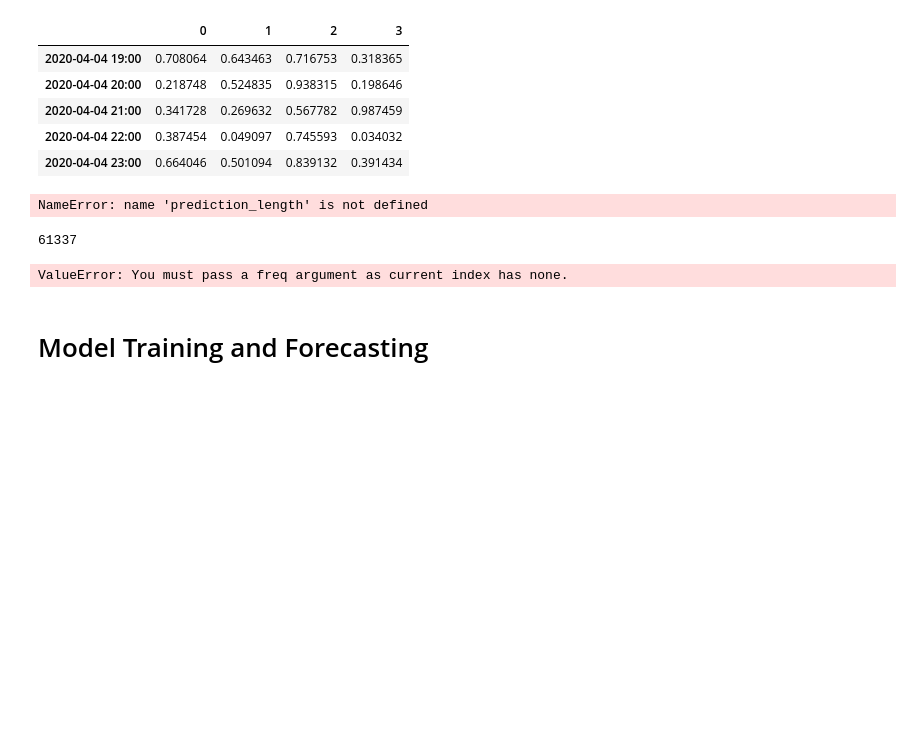
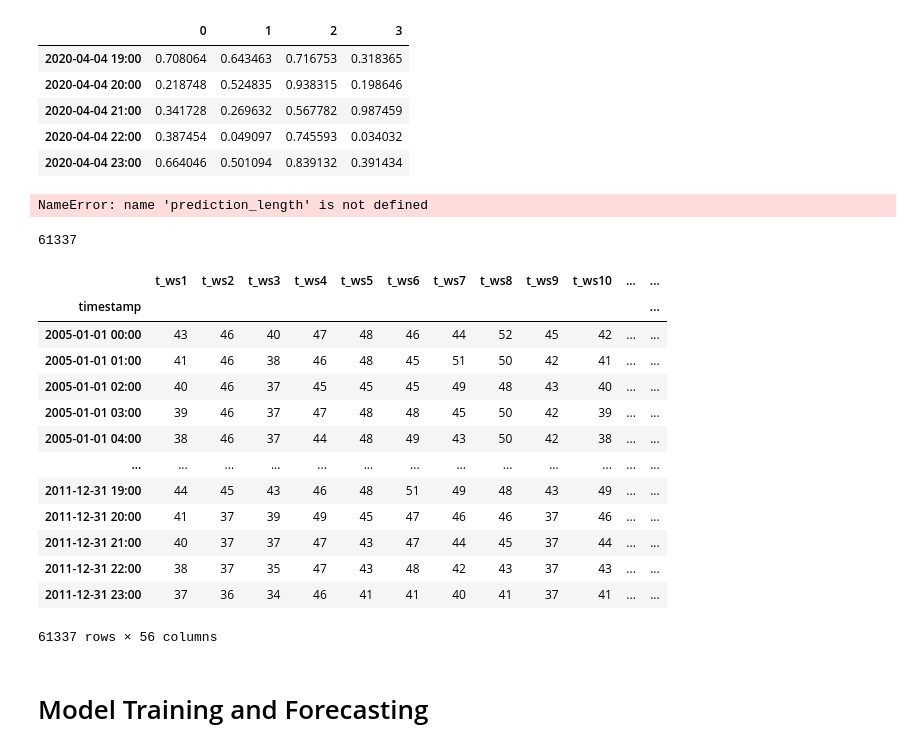
Before and after one commit to dormoyi/CS229B_final_project, a Jupyter notebook: DeepVarHierarchical.ipynb, the cells around one changed output. Saved outputs shown, nothing was run; the diff lists cells and outputs as text; code cells hidden in the pictures; blank space fills up the shorter version.

```diff
--- a/DeepVarHierarchical.ipynb
+++ b/DeepVarHierarchical.ipynb
@@ -369,19 +389,32 @@ dataset_train = hts.to_dataset(feat_dynamic_real=dynamic_features_df_train)
 # %%
 # OUR DATASET
 humidity_df = pd.read_csv("data/relative humidity.csv")
 temperature_df = pd.read_csv("data/temperature.csv")
 humidity_df["timestamp"] = pd.to_datetime(humidity_df["date"] + " " + (humidity_df["hr"] - 1).astype(str) + ":00:00", format="%d%b%Y %H:%M:%S")
 temperature_df["timestamp"] = pd.to_datetime(temperature_df["date"] + " " + (temperature_df["hr"] - 1).astype(str) + ":00:00", format="%d%b%Y %H:%M:%S")
 humidity_df = humidity_df.drop(columns=["date", "hr"])
 temperature_df = temperature_df.drop(columns=["date", "hr"])
 features_df = temperature_df.merge(humidity_df, on="timestamp", how="outer")
 print(len(features_df))
 # set timestamp as index
-features_df = features_df.set_index("timestamp")
+features_df = features_df.set_index("timestamp").to_period('H')
 features_df
 # %% [output]
 61337
+|  | t_ws1 | t_ws2 | t_ws3 | t_ws4 | t_ws5 | t_ws6 | t_ws7 | t_ws8 | t_ws9 | t_ws10 | ... | ... |
+| timestamp |  |  |  |  |  |  |  |  |  |  |  | ... |
+| 2005-01-01 00:00 | 43 | 46 | 40 | 47 | 48 | 46 | 44 | 52 | 45 | 42 | ... | ... |
+| 2005-01-01 01:00 | 41 | 46 | 38 | 46 | 48 | 45 | 51 | 50 | 42 | 41 | ... | ... |
+| 2005-01-01 02:00 | 40 | 46 | 37 | 45 | 45 | 45 | 49 | 48 | 43 | 40 | ... | ... |
+| 2005-01-01 03:00 | 39 | 46 | 37 | 47 | 48 | 48 | 45 | 50 | 42 | 39 | ... | ... |
+| 2005-01-01 04:00 | 38 | 46 | 37 | 44 | 48 | 49 | 43 | 50 | 42 | 38 | ... | ... |
+| ... | ... | ... | ... | ... | ... | ... | ... | ... | ... | ... | ... | ... |
+| 2011-12-31 19:00 | 44 | 45 | 43 | 46 | 48 | 51 | 49 | 48 | 43 | 49 | ... | ... |
+| 2011-12-31 20:00 | 41 | 37 | 39 | 49 | 45 | 47 | 46 | 46 | 37 | 46 | ... | ... |
+| 2011-12-31 21:00 | 40 | 37 | 37 | 47 | 43 | 47 | 44 | 45 | 37 | 44 | ... | ... |
+| 2011-12-31 22:00 | 38 | 37 | 35 | 47 | 43 | 48 | 42 | 43 | 37 | 43 | ... | ... |
+| 2011-12-31 23:00 | 37 | 36 | 34 | 46 | 41 | 41 | 40 | 41 | 37 | 41 | ... | ... |
-ValueError: You must pass a freq argument as current index has none.
+61337 rows × 56 columns
 # %% [markdown]
 # Model Training and Forecasting
 # %%
```
Also changed, not shown: parts of 1 cell of this notebook, 1 other file.
